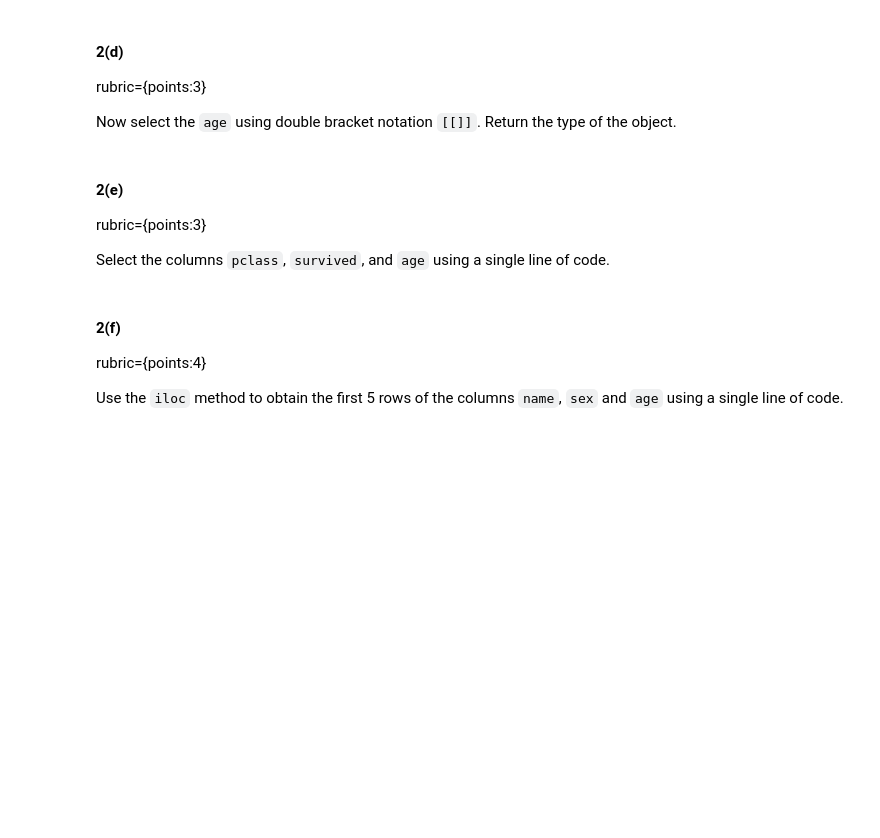
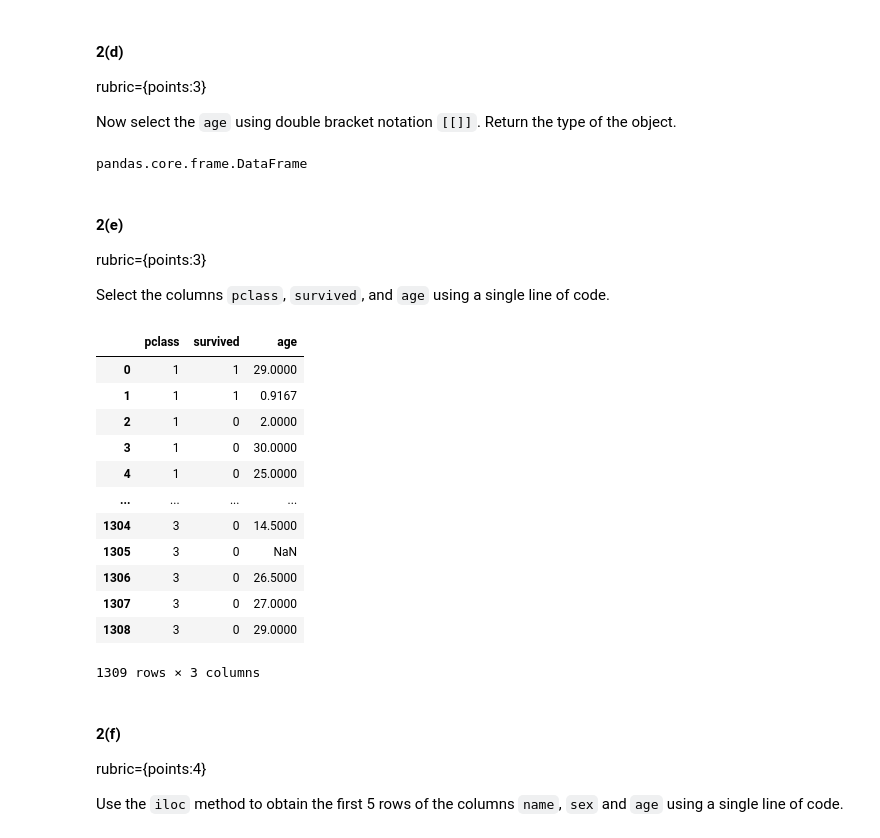
Before and after one commit to CarsonFox/MachineLearning, a Jupyter notebook: HW1/CS4320_hw1.ipynb, the cells around one changed output. Cells and saved outputs as stored; diff of their text form; code cells hidden in the pictures; blank space fills up the shorter version.

```diff
--- a/HW1/CS4320_hw1.ipynb
+++ b/HW1/CS4320_hw1.ipynb
@@ -142,3 +136,7 @@ Now select the `age` using double bracket notation `[[]]`.  Return the type of t
+# %%
+type(titanic_df[['age']])
+# %% [output]
+pandas.core.frame.DataFrame
 # %% [markdown]
 #### 2(e)
 rubric={points:3}
@@ -149,3 +145,19 @@ Select the columns `pclass`, `survived`, and `age` using a single line of code.
+# %%
+titanic_df[['pclass', 'survived', 'age']]
+# %% [output]
+|  | pclass | survived | age |
+| 0 | 1 | 1 | 29.0000 |
+| 1 | 1 | 1 | 0.9167 |
+| 2 | 1 | 0 | 2.0000 |
+| 3 | 1 | 0 | 30.0000 |
+| 4 | 1 | 0 | 25.0000 |
+| ... | ... | ... | ... |
+| 1304 | 3 | 0 | 14.5000 |
+| 1305 | 3 | 0 | NaN |
+| 1306 | 3 | 0 | 26.5000 |
+| 1307 | 3 | 0 | 27.0000 |
+| 1308 | 3 | 0 | 29.0000 |
+1309 rows × 3 columns
 # %% [markdown]
 #### 2(f)
 rubric={points:4}
```
Also changed, not shown: parts of 28 cells of this notebook, 1 other file.
